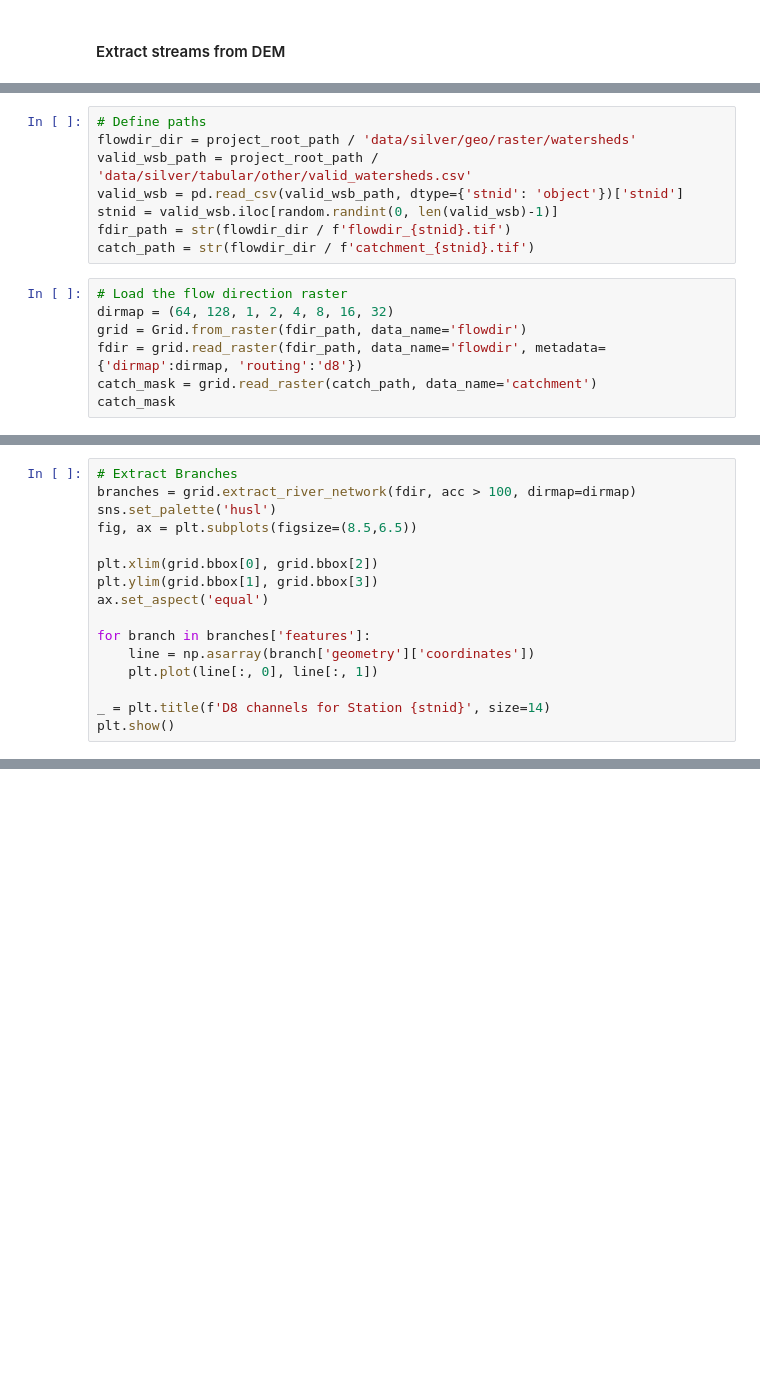
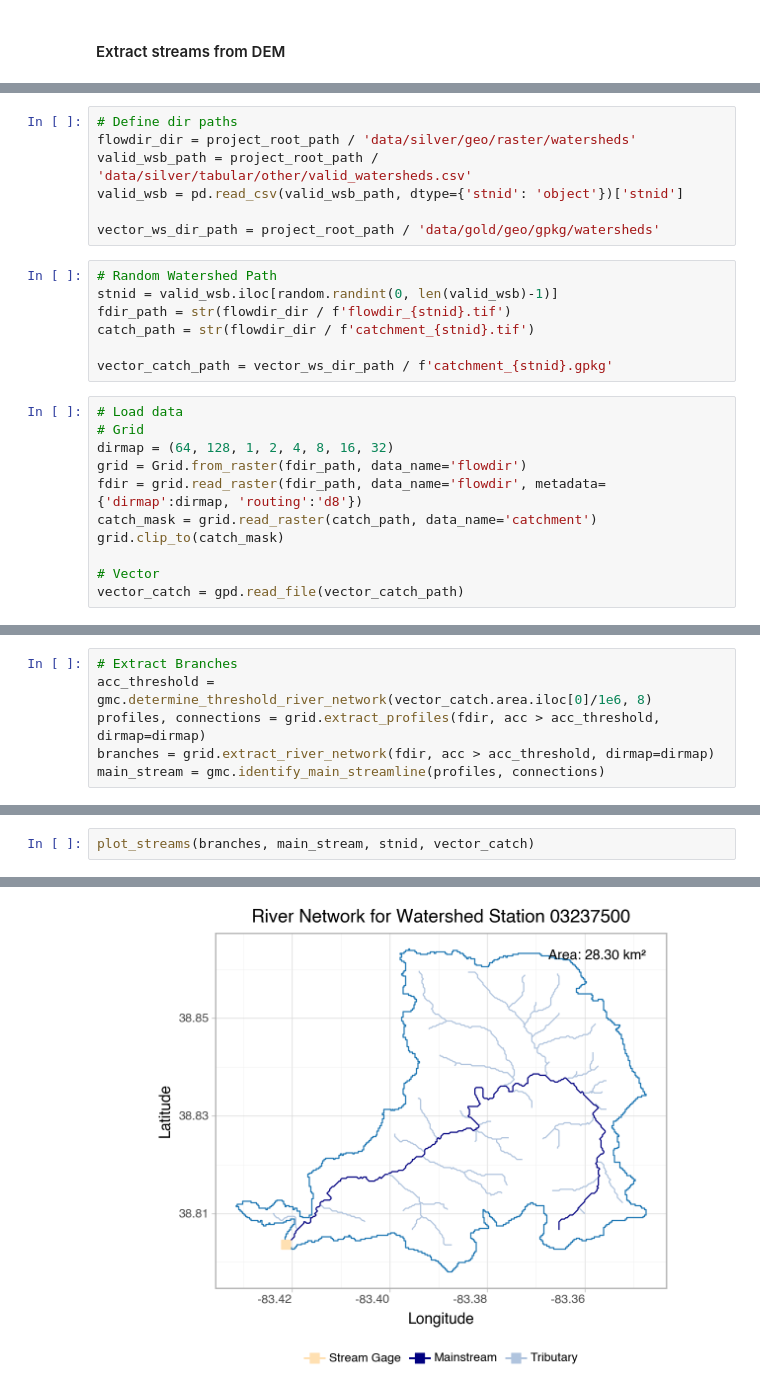
Before and after one commit to vpalvesalan/ML-ModClark-IUH-Model, a Jupyter notebook: notebooks/preprocessing/9_geomorphological_characteristics.ipynb, the cells around one changed output, grey strips where cells are left out. Drawn from its saved outputs; the diff is of its cells as text; blank space fills up the shorter version.

Commit message:
Implement main river identification

```diff
--- a/notebooks/preprocessing/9_geomorphological_characteristics.ipynb
+++ b/notebooks/preprocessing/9_geomorphological_characteristics.ipynb
@@ -634,15 +622,25 @@ import seaborn as sns
 # %%
-# Define paths
+# Define dir paths
 flowdir_dir = project_root_path / 'data/silver/geo/raster/watersheds'
 valid_wsb_path = project_root_path / 'data/silver/tabular/other/valid_watersheds.csv'
 valid_wsb = pd.read_csv(valid_wsb_path, dtype={'stnid': 'object'})['stnid']
-stnid = valid_wsb.iloc[random.randint(0, len(valid_wsb)-1)]
-fdir_path = str(flowdir_dir / f'flowdir_{stnid}.tif')
-catch_path = str(flowdir_dir / f'catchment_{stnid}.tif')
+
+vector_ws_dir_path = project_root_path / 'data/gold/geo/gpkg/watersheds'
+# %%
+# Random Watershed Path
+stnid = valid_wsb.iloc[random.randint(0, len(valid_wsb)-1)]
+fdir_path = str(flowdir_dir / f'flowdir_{stnid}.tif')
+catch_path = str(flowdir_dir / f'catchment_{stnid}.tif')
+
+vector_catch_path = vector_ws_dir_path / f'catchment_{stnid}.gpkg'
 # %%
-# Load the flow direction raster
+# Load data
+# Grid
 dirmap = (64, 128, 1, 2, 4, 8, 16, 32)
 grid = Grid.from_raster(fdir_path, data_name='flowdir')
 fdir = grid.read_raster(fdir_path, data_name='flowdir', metadata={'dirmap':dirmap, 'routing':'d8'})
 catch_mask = grid.read_raster(catch_path, data_name='catchment')
-catch_mask
+grid.clip_to(catch_mask)
+
+# Vector
+vector_catch = gpd.read_file(vector_catch_path)
@@ -750,16 +681,6 @@ p.show()
 # %%
 # Extract Branches
-branches = grid.extract_river_network(fdir, acc > 100, dirmap=dirmap)
-sns.set_palette('husl')
-fig, ax = plt.subplots(figsize=(8.5,6.5))
-
-plt.xlim(grid.bbox[0], grid.bbox[2])
-plt.ylim(grid.bbox[1], grid.bbox[3])
-ax.set_aspect('equal')
-
-for branch in branches['features']:
-    line = np.asarray(branch['geometry']['coordinates'])
-    plt.plot(line[:, 0], line[:, 1])
-
-_ = plt.title(f'D8 channels for Station {stnid}', size=14)
-plt.show()
+acc_threshold = gmc.determine_threshold_river_network(vector_catch.area.iloc[0]/1e6, 8)
+profiles, connections = grid.extract_profiles(fdir, acc > acc_threshold, dirmap=dirmap)
+branches = grid.extract_river_network(fdir, acc > acc_threshold, dirmap=dirmap)
+main_stream = gmc.identify_main_streamline(profiles, connections)
@@ -787,0 +798,3 @@ Land cover percentages for watershed 03275600:
+# %%
+plot_streams(branches, main_stream, stnid, vector_catch)
+# %% [output]
@@ -787,0 +802 @@ Land cover percentages for watershed 03275600:
+[figure, added]
```
Also changed, not shown: parts of 14 cells of this notebook, 1 other file.
